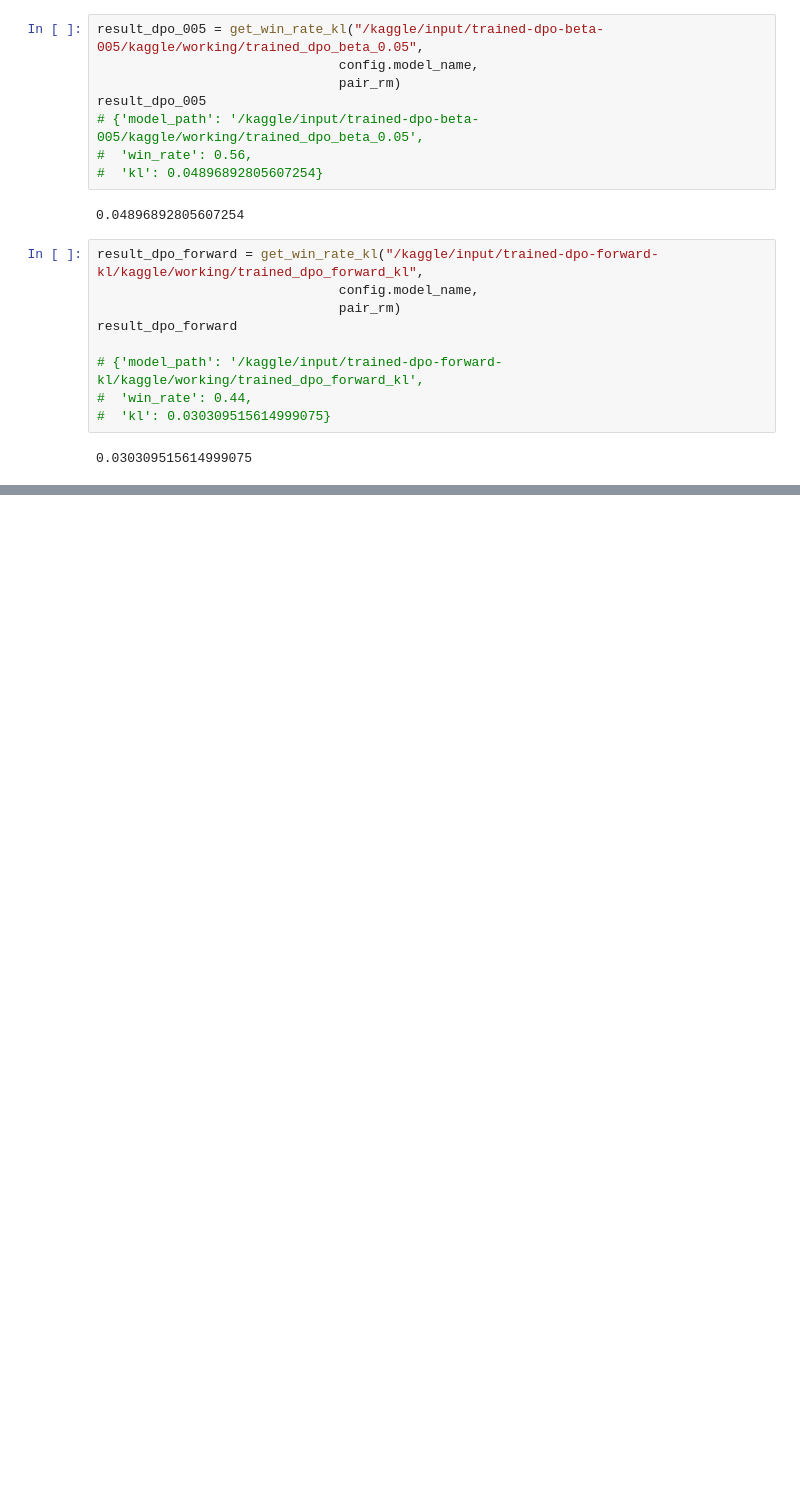
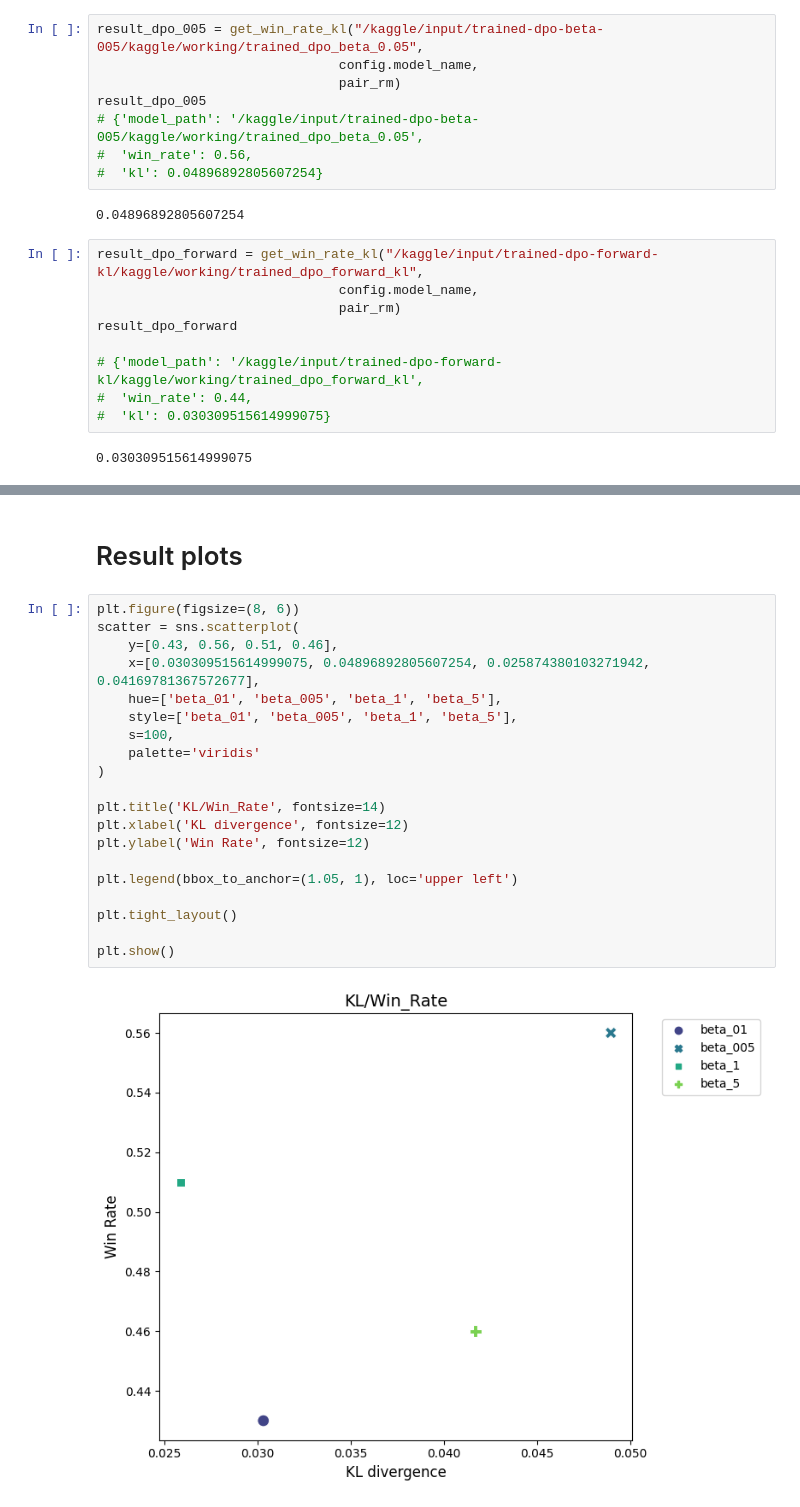
Before and after one commit to LuLim14/Omut-HW2, a Jupyter notebook: DPO-hw2.ipynb, the cells around one changed output, grey strips where cells are left out. Drawn from its saved outputs; the diff is of its cells as text; blank space fills up the shorter version.

```diff
--- a/DPO-hw2.ipynb
+++ b/DPO-hw2.ipynb
@@ -1141,0 +938,24 @@ OutOfMemoryError: CUDA out of memory. Tried to allocate 178.00 MiB. GPU 0 has a
+# %% [markdown]
+# Result plots
+# %%
+plt.figure(figsize=(8, 6))
+scatter = sns.scatterplot(
+    y=[0.43, 0.56, 0.51, 0.46],
+    x=[0.030309515614999075, 0.04896892805607254, 0.025874380103271942, 0.04169781367572677],
+    hue=['beta_01', 'beta_005', 'beta_1', 'beta_5'],
+    style=['beta_01', 'beta_005', 'beta_1', 'beta_5'],
+    s=100,
+    palette='viridis'
+)
+
+plt.title('KL/Win_Rate', fontsize=14)
+plt.xlabel('KL divergence', fontsize=12)
+plt.ylabel('Win Rate', fontsize=12)
+
+plt.legend(bbox_to_anchor=(1.05, 1), loc='upper left')
+
+plt.tight_layout()
+
+plt.show()
+# %% [output]
+[figure, added]
```
Also changed, not shown: parts of 29 cells of this notebook.
